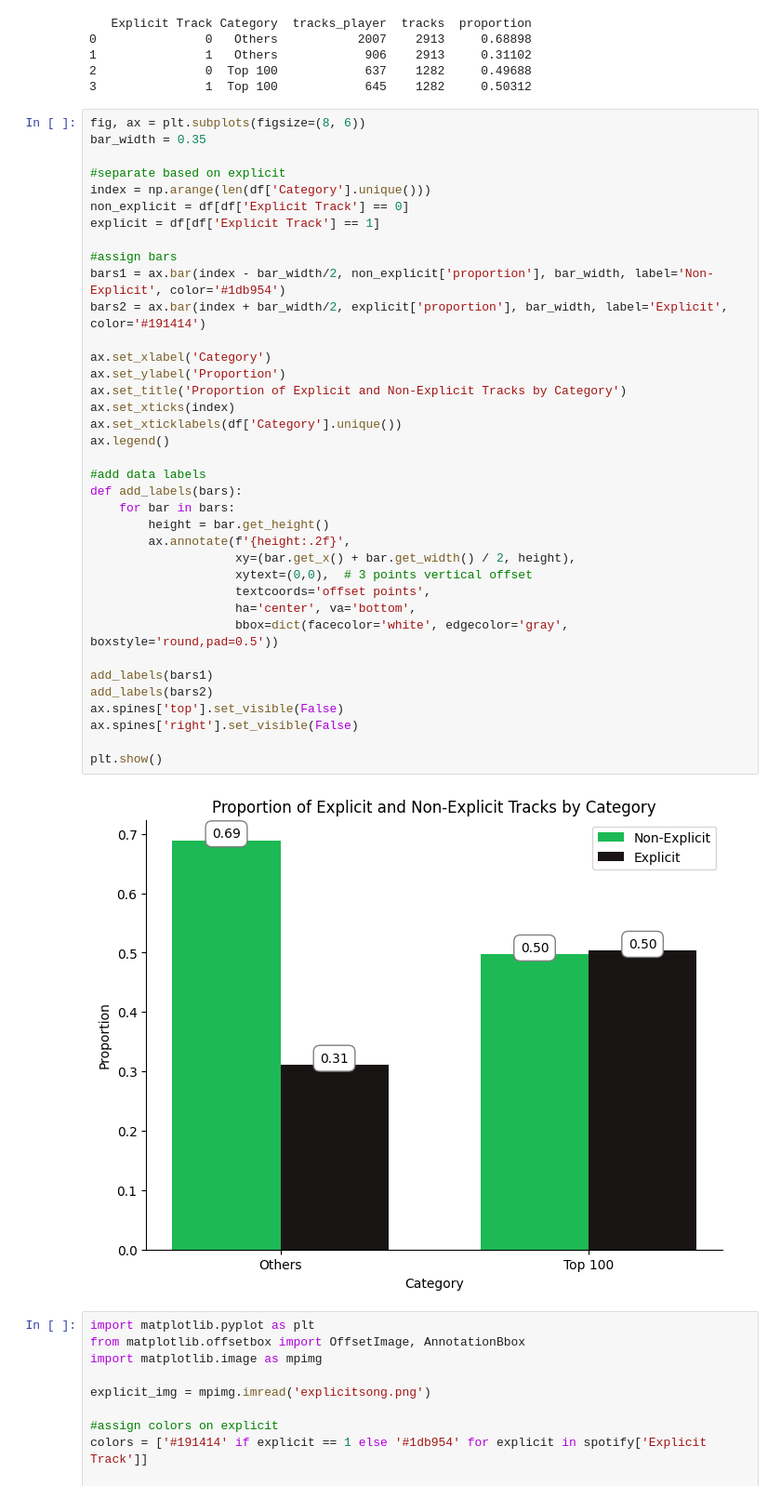
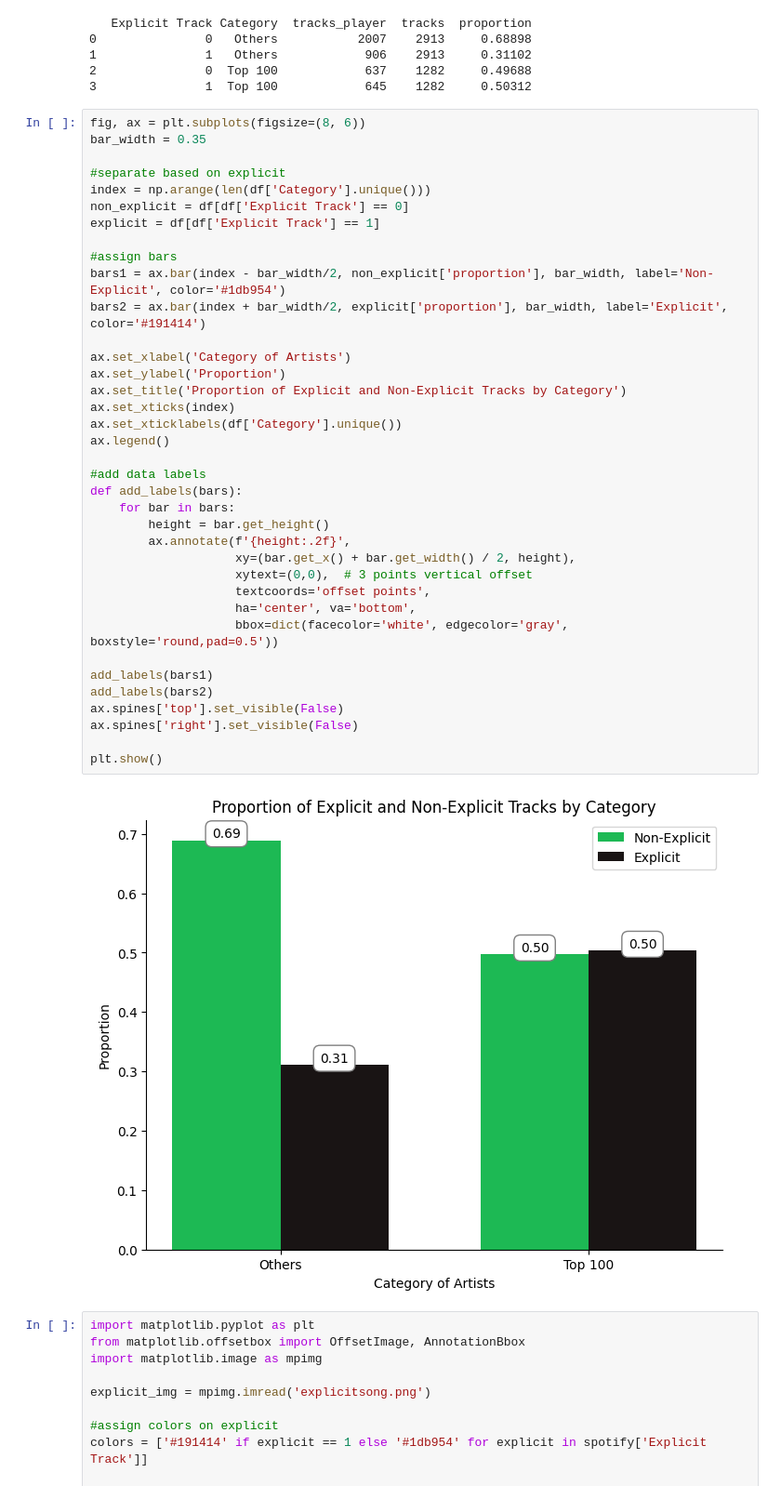
Before and after one commit to suchethsikha/Spotify_2024_EDA, a Jupyter notebook: Group_spotify.ipynb, the cells around one changed output. Shown at 93% size. Saved outputs shown, nothing was run; the diff lists cells and outputs as text.

```diff
--- a/Group_spotify.ipynb
+++ b/Group_spotify.ipynb
@@ -339,35 +339,35 @@ non_explicit = df[df['Explicit Track'] == 0]
 explicit = df[df['Explicit Track'] == 1]
 
 #assign bars
 bars1 = ax.bar(index - bar_width/2, non_explicit['proportion'], bar_width, label='Non-Explicit', color='#1db954')
 bars2 = ax.bar(index + bar_width/2, explicit['proportion'], bar_width, label='Explicit', color='#191414')
 
-ax.set_xlabel('Category')
+ax.set_xlabel('Category of Artists')
 ax.set_ylabel('Proportion')
 ax.set_title('Proportion of Explicit and Non-Explicit Tracks by Category')
 ax.set_xticks(index)
 ax.set_xticklabels(df['Category'].unique())
 ax.legend()
 
 #add data labels
 def add_labels(bars):
     for bar in bars:
         height = bar.get_height()
         ax.annotate(f'{height:.2f}',
                     xy=(bar.get_x() + bar.get_width() / 2, height),
                     xytext=(0,0),  # 3 points vertical offset
                     textcoords='offset points',
                     ha='center', va='bottom',
                     bbox=dict(facecolor='white', edgecolor='gray', boxstyle='round,pad=0.5'))
 
 add_labels(bars1)
 add_labels(bars2)
 ax.spines['top'].set_visible(False)
 ax.spines['right'].set_visible(False)
 
 plt.show()
 # %% [output]
-[figure, old version]
+[figure, new version]
 # %%
 import matplotlib.pyplot as plt
 from matplotlib.offsetbox import OffsetImage, AnnotationBbox
```
Also changed, not shown: parts of 3 cells of this notebook.
